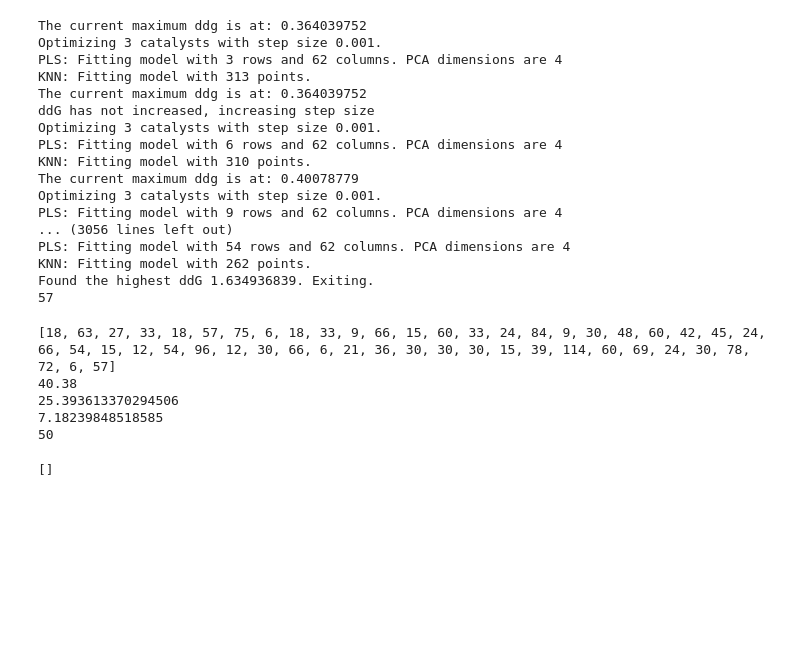
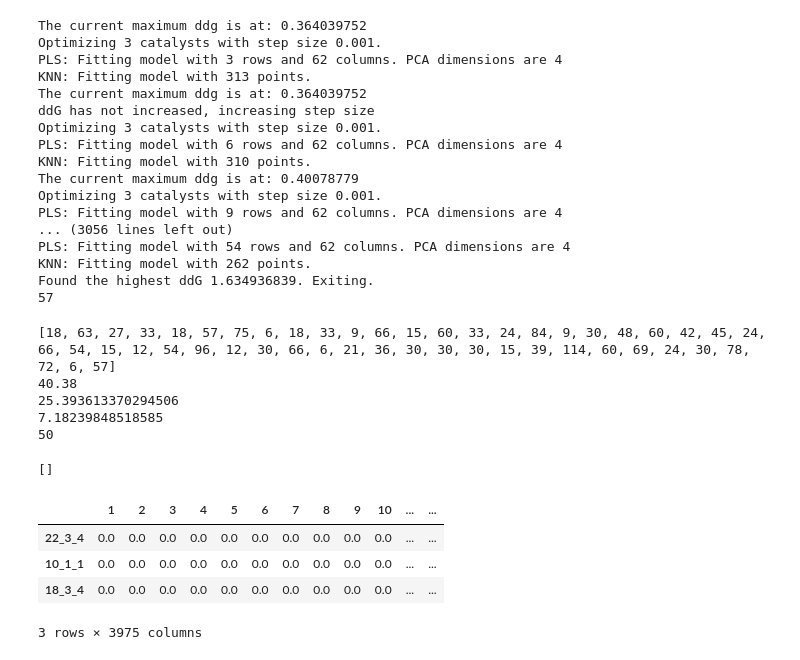
Before and after one commit to nirb28/ee-predict, a Jupyter notebook: cd_v2.ipynb, the cells around one changed output. Saved outputs shown, nothing was run; the diff lists cells and outputs as text; code cells hidden in the pictures; blank space fills up the shorter version.

```diff
--- a/cd_v2.ipynb
+++ b/cd_v2.ipynb
@@ -368,40 +369,49 @@ catalysts_made_per_cycle
 # %%
 distance_threshold = 1.5
 
+
 def select_initial_catalysts(catalysts_df, distance_threshold):
     # Extract features as a 2D numpy array
-    features = np.array(catalysts_df['features'].tolist())
-
-
+    features = df[X_COLS].values
     initial_catalysts = []
     while len(initial_catalysts) < 3:
         if len(initial_catalysts) == 0:
             # Select the first catalyst randomly
             idx = np.random.choice(len(catalysts_df))
             initial_catalysts.append(catalysts_df.iloc[idx])
         else:
             # Filter candidates to ensure they are a certain distance away from already selected catalysts
             candidates = catalysts_df.copy()
             for selected in initial_catalysts:
                 # Reshape selected features to be a 2D array (1, n_features)
-                selected_features = np.array(selected['features']).reshape(1, -1)
+                selected_features = selected[X_COLS].values.reshape(1,-1)
                 for i in range(len(catalysts_df)):
                     candidate = catalysts_df.iloc[i]
                     candidate_features = features[i].reshape(1, -1)
                     valid_candidate = True
                     # Calculate distances from the selected catalyst to all other candidates
-                    candidate_distance = euclidean_distances(features[i], selected_features, metric='euclidean').flatten()
+                    candidate_distance = euclidean_distances(candidate_features, selected_features).flatten()[0]
                     # Keep only candidates that are at least distance_threshold away from the selected catalyst
                     if candidate_distance >= distance_threshold:
                         valid_candidate = False
+            if valid_candidate:
+                # Select a random candidate from the filtered list
+                idx = np.random.choice(len(candidates))
+                initial_catalysts.append(candidates.iloc[idx])
 
             if candidates.empty:
                 raise ValueError("Not enough catalysts to meet the distance threshold. Please check the threshold or dataset.")
             # Select a random candidate from the filtered list
             idx = np.random.choice(len(candidates))
             initial_catalysts.append(candidates.iloc[idx])
 
     return pd.DataFrame(initial_catalysts)
 
-initial_catalysts_df = select_initial_catalysts(catalysts_df, distance_threshold)
-print(initial_catalysts_df)
+initial_catalysts_df = select_initial_catalysts(df, distance_threshold)
+initial_catalysts_df
+# %% [output]
+|  | 1 | 2 | 3 | 4 | 5 | 6 | 7 | 8 | 9 | 10 | ... | ... |
+| 22_3_4 | 0.0 | 0.0 | 0.0 | 0.0 | 0.0 | 0.0 | 0.0 | 0.0 | 0.0 | 0.0 | ... | ... |
+| 10_1_1 | 0.0 | 0.0 | 0.0 | 0.0 | 0.0 | 0.0 | 0.0 | 0.0 | 0.0 | 0.0 | ... | ... |
+| 18_3_4 | 0.0 | 0.0 | 0.0 | 0.0 | 0.0 | 0.0 | 0.0 | 0.0 | 0.0 | 0.0 | ... | ... |
+3 rows × 3975 columns
```
Also changed, not shown: parts of 3 cells of this notebook.
